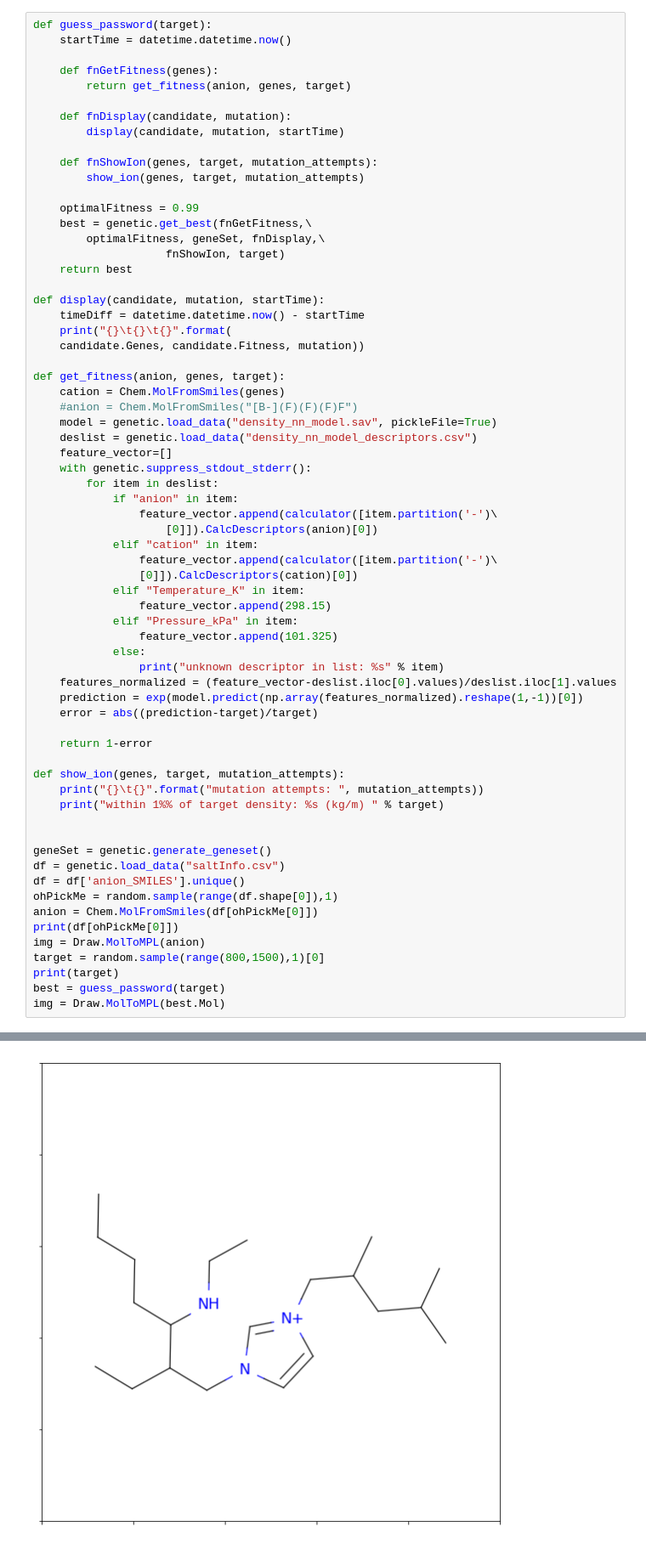
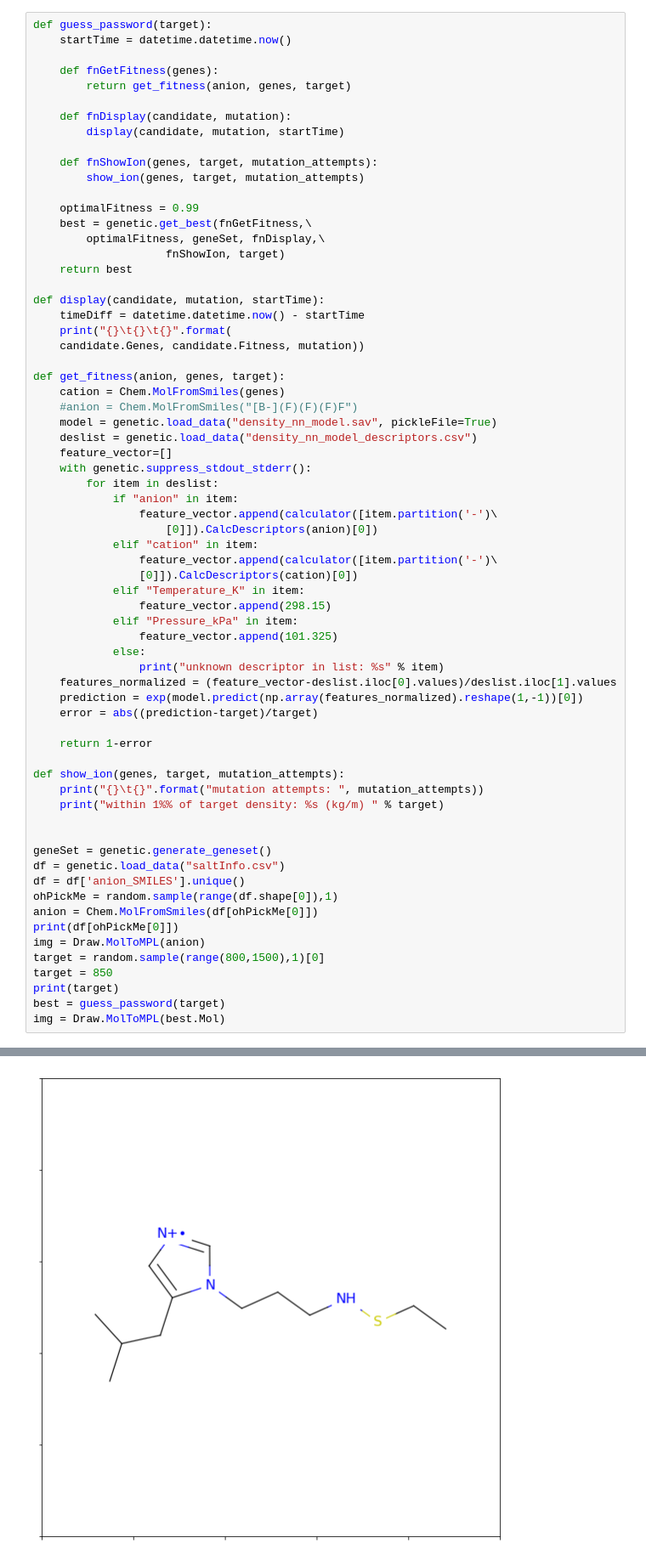
Before and after one commit to wesleybeckner/gains, a Jupyter notebook: scripts/gains_prototype.ipynb, the cells around one changed output, grey strips where cells are left out. Shown: that part at 85% size. Cells and saved outputs as stored; diff of their text form.

```diff
--- a/scripts/gains_prototype.ipynb
+++ b/scripts/gains_prototype.ipynb
@@ -94,6 +94,7 @@ anion = Chem.MolFromSmiles(df[ohPickMe[0]])
 print(df[ohPickMe[0]])
 img = Draw.MolToMPL(anion)
 target = random.sample(range(800,1500),1)[0]
+target = 850
 print(target)
 best = guess_password(target)
 img = Draw.MolToMPL(best.Mol)
@@ -114 +120 @@ within 1% of target density: 934 (kg/m)
-[figure, old version]
+[figure, new version]
```
Also changed, not shown: parts of 4 cells of this notebook, 1 other file.
